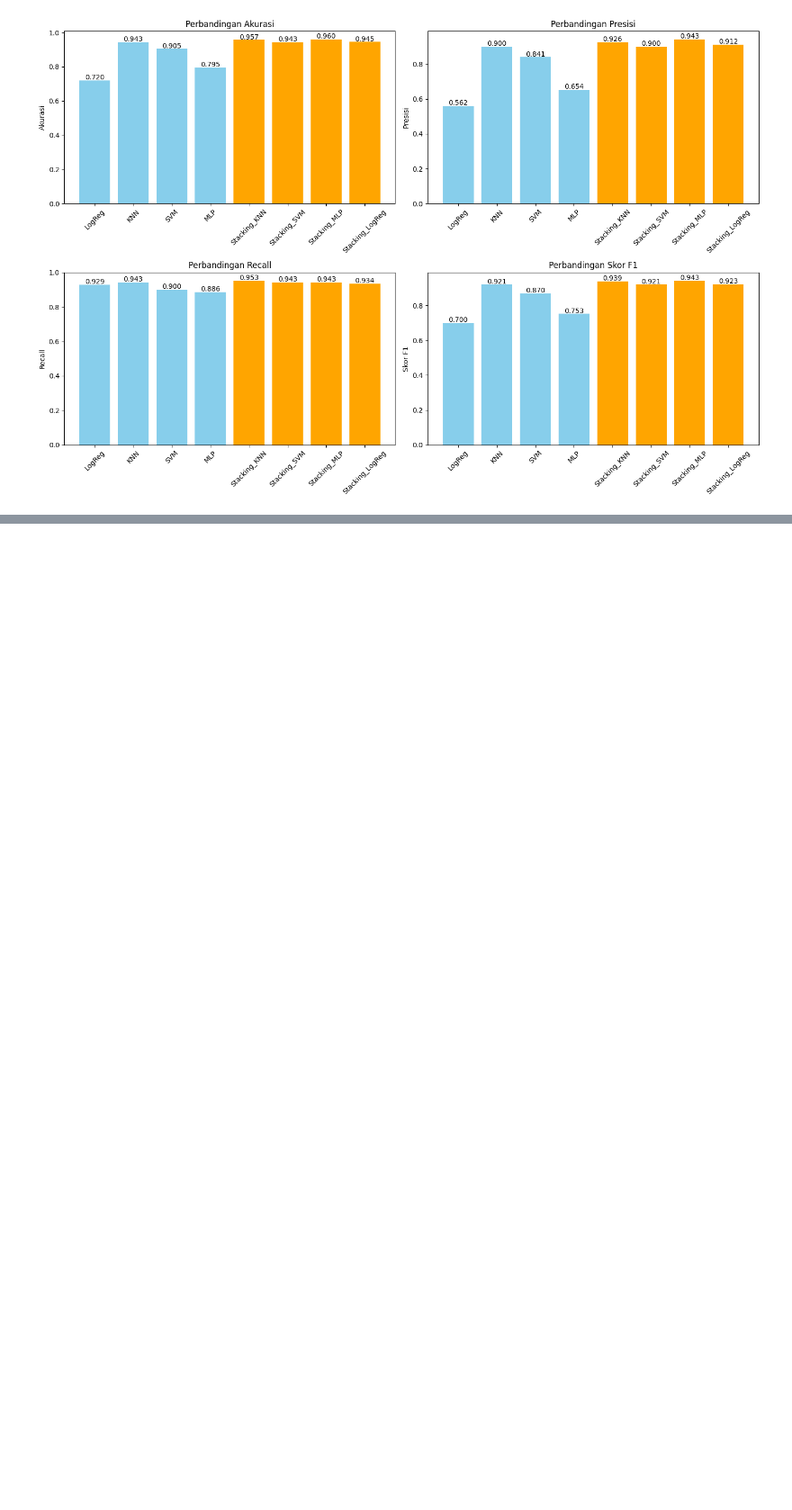
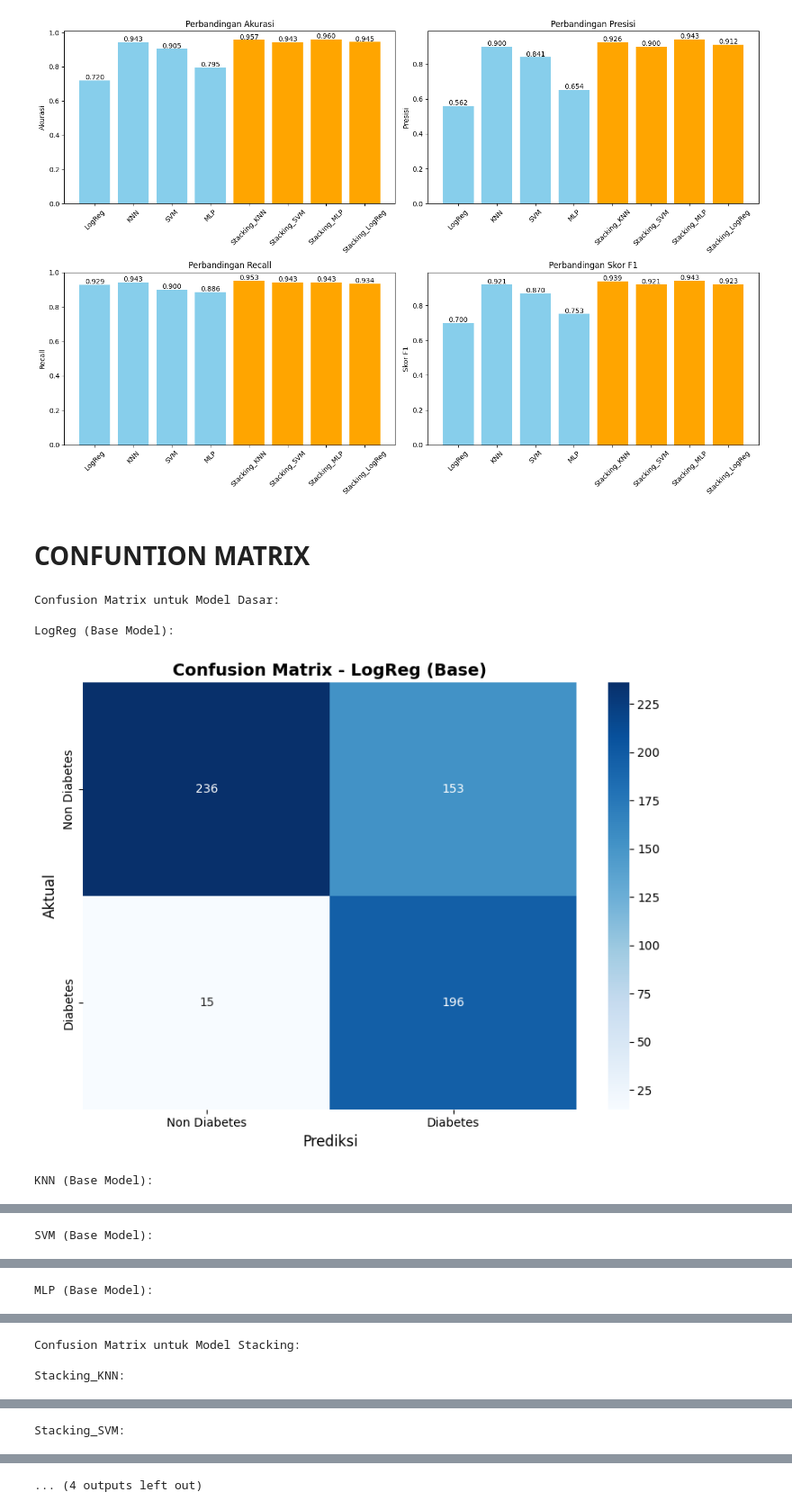
Before and after one commit to abdulrahemfaqih/SIDANG_SKRIPSI, a Jupyter notebook: CODE DAN DATA/STACKING_FRANKURT_GERMANY_DIABETES_1.ipynb, the cells around one changed output, grey strips where cells are left out. Shown at 90% size. Saved outputs shown, nothing was run; the diff lists cells and outputs as text; code cells hidden in the pictures; blank space fills up the shorter version.

Commit message:
feat: confusi matriks

```diff
--- a/CODE DAN DATA/STACKING_FRANKURT_GERMANY_DIABETES_1.ipynb
+++ b/CODE DAN DATA/STACKING_FRANKURT_GERMANY_DIABETES_1.ipynb
@@ -1047,3 +1068,44 @@ plt.tight_layout()
 plt.show()
 # %% [output]
 [figure]
+# %% [markdown]
+# CONFUNTION MATRIX
+# %%
+# Fungsi untuk plot confusion matrix
+def plot_confusion_matrix(y_asli, y_prediksi, nama_model):
+    # Buat figure dan axes baru untuk setiap plot
+    fig, ax = plt.subplots(figsize=(8, 6))
+
+    cm = confusion_matrix(y_asli, y_prediksi)
+
+    sns.heatmap(cm, annot=True, fmt='d', cmap='Blues', ax=ax,
+                xticklabels=['Non Diabetes', 'Diabetes'],
+                yticklabels=['Non Diabetes', 'Diabetes'])
+    ax.set_title(f'Confusion Matrix - {nama_model}', fontsize=14, fontweight='bold')
+    ax.set_xlabel('Prediksi', fontsize=12)
+    ax.set_ylabel('Aktual', fontsize=12)
+
+
+    plt.tight_layout()
+    plt.show()
+    plt.close(fig)
+
+print("Confusion Matrix untuk Model Dasar:")
+
+# Plot confusion matrix untuk model dasar
+for nama_model, prediksi in pred_model_dasar.items():
+    print(f"\n{nama_model} (Base Model):")
+    plot_confusion_matrix(y_uji, prediksi, f'{nama_model} (Base)')
+
+print("\n\nConfusion Matrix untuk Model Stacking:")
+
+# Plot confusion matrix untuk model stacking
+for nama_model, prediksi in stacking_predictions.items():
+    print(f"\n{nama_model}:")
+    plot_confusion_matrix(y_uji, prediksi, nama_model)
+# %% [output]
+Confusion Matrix untuk Model Dasar:
+
+LogReg (Base Model):
+[figure, added]
+KNN (Base Model):
@@ -1049,0 +1113 @@ plt.show()
+SVM (Base Model):
@@ -1049,0 +1115 @@ plt.show()
+MLP (Base Model):
@@ -1049,0 +1117,3 @@ plt.show()
+Confusion Matrix untuk Model Stacking:
+
+Stacking_KNN:
@@ -1049,0 +1121 @@ plt.show()
+Stacking_SVM:
@@ -1049,0 +1123 @@ plt.show()
+... (4 outputs left out)
```
Also changed, not shown: parts of 12 cells of this notebook, 1 other file.
